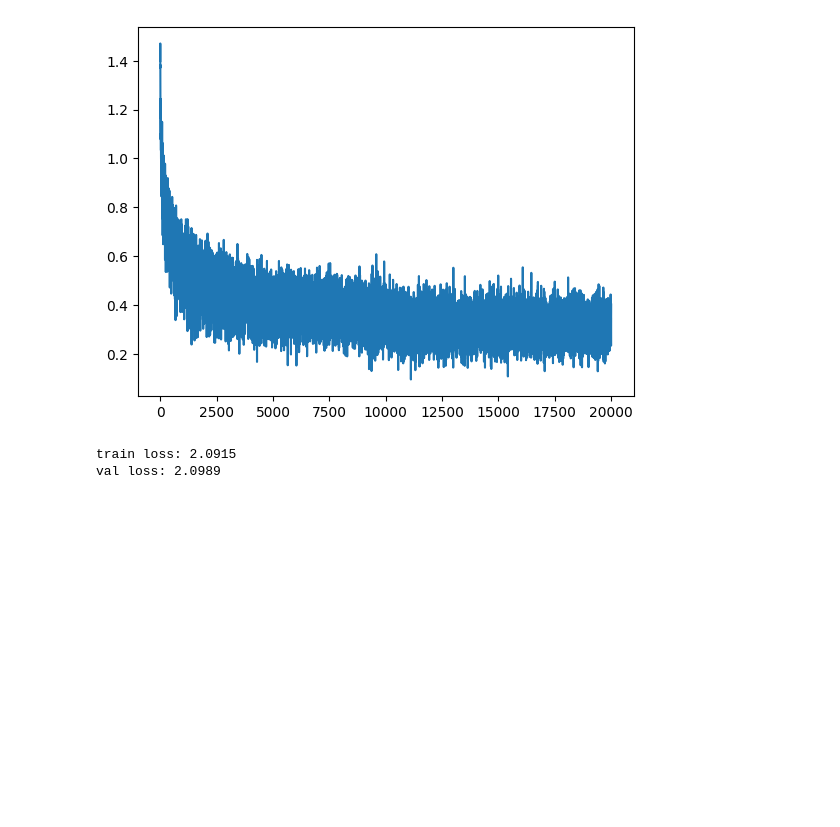
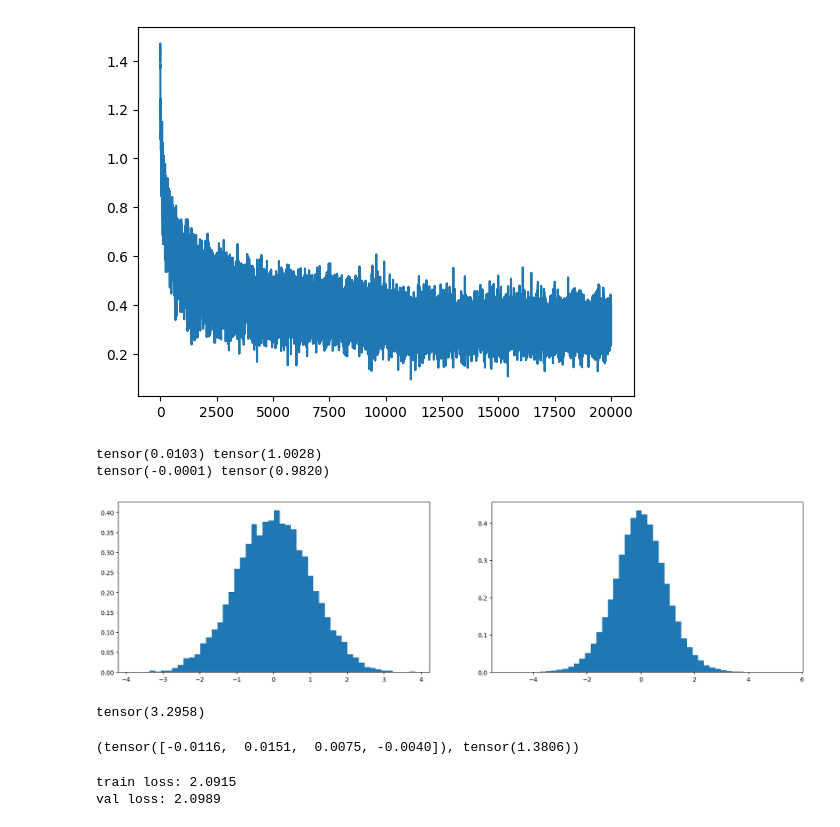
Before and after one commit to abhishek-marathe04/makemore, a Jupyter notebook: makemore_part3.ipynb, the cells around one changed output. Saved outputs shown, nothing was run; the diff lists cells and outputs as text; code cells hidden in the pictures; blank space fills up the shorter version.

Commit message:
Add more function as part 3

```diff
--- a/makemore_part3.ipynb
+++ b/makemore_part3.ipynb
@@ -162,6 +234,44 @@ plt.plot(lossi)
 # %% [output]
 [<matplotlib.lines.Line2D at 0x...>]
 [figure]
+# %%
+x = torch.randn(1000, 10)
+w = torch.randn(10, 200) * 0.1 # As we can see, if we dont scale 2, y is taking huge values, so we need to reduce it, but question is by how much
+# Mathematically, its sqaure root of fan_in ( which is input, in this case 10)
+# There is paper on this one, where they mentioned term kiamining init,
+# So what happens is, as tanh is quashing function, we want some gain to make to more gaussian and equally distributed,
+# That number is called as kiaming gain, it depends on actiation function you are using, for tanh, its (5/3) / square root of fan_in
+w = torch.randn(10, 200) / 10 ** 0.5
+y = x @ w
+print(x.mean(), x.std())
+print(y.mean(), y.std())
+plt.figure(figsize=(20,5))
+plt.subplot(121)
+plt.hist(x.view(-1).tolist(), 50, density=True);
+plt.subplot(122)
+plt.hist(y.view(-1).tolist(), 50,  density=True);
+# %% [output]
+tensor(0.0103) tensor(1.0028)
+tensor(-0.0001) tensor(0.9820)
+[figure, added]
+# %%
+# Fixing the initial loss.
+# In first iteration, our model has around loss of 25,
+# So 25% of time, our model is wrong, but that should not be the case, our model should be initilised such that, there should equal probablity model should give to each 27 characters
+# That is
+-torch.tensor(1/27).log()
+# So initial log should be around 3, we are having very huge initilial loss as model is randomly assinging weights, and giving some numbers high weight which makes it more confident of them.
+# %% [output]
+tensor(3.2958)
+# %%
+# 4 dimensional example of the issue
+# logits = torch.tensor([15.0, 10.0, 5.0, 12.0])
+logits = torch.randn(4) * 0.01
+probs = torch.softmax(logits, dim=0)
+loss = -probs[2].log()
+logits, loss
+# %% [output]
+(tensor([-0.0116,  0.0151,  0.0075, -0.0040]), tensor(1.3806))
 # %%
 @torch.no_grad() # this decorator will disable gradient tracking inside this function, which is useful for inference and evaluation
 def split_loss(split):
```
Also changed, not shown: parts of 7 cells of this notebook.
